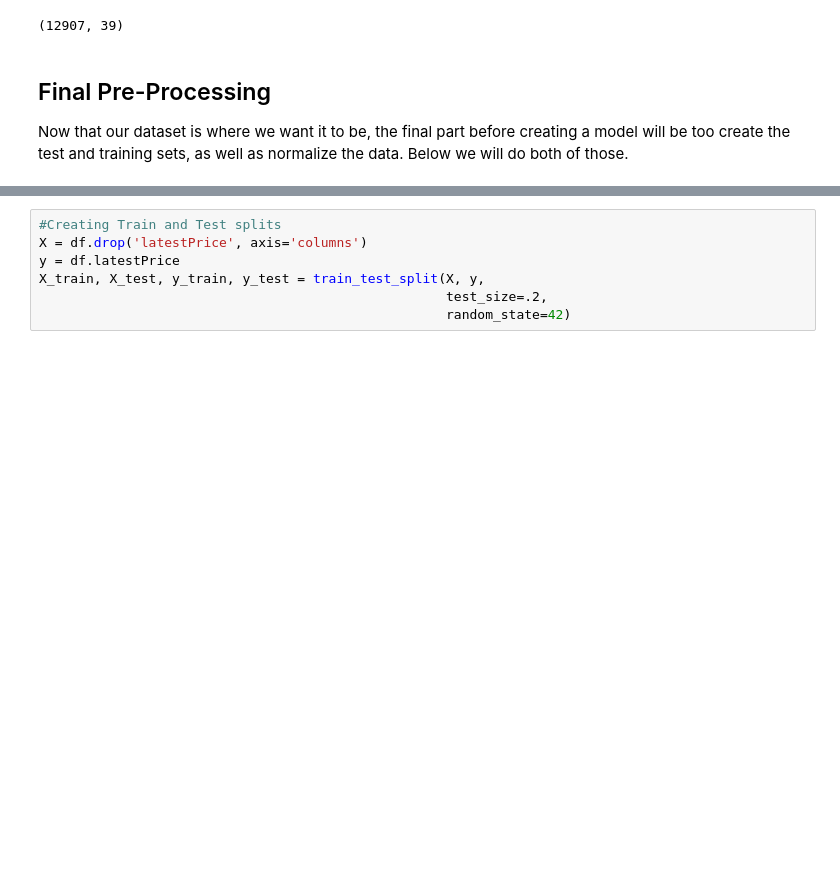
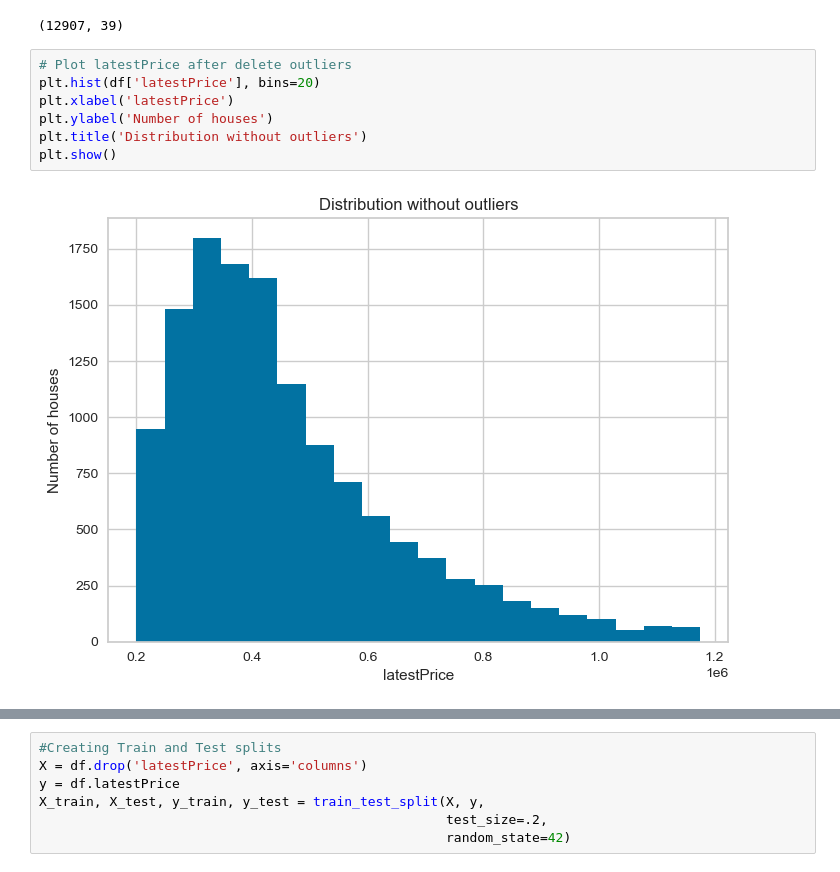
Before and after one commit to hixtape1212/Group1Capstone, a Jupyter notebook: Group1_CapstoneNotebook.ipynb, the cells around one changed output, grey strips where cells are left out. Drawn from its saved outputs; the diff is of its cells as text; blank space fills up the shorter version.

```diff
--- a/Group1_CapstoneNotebook.ipynb
+++ b/Group1_CapstoneNotebook.ipynb
@@ -171,6 +180,12 @@ df = df.drop(df[df['latestPrice'] > 1175000].index)
 df.shape
 # %% [output]
 (12907, 39)
-# %% [markdown]
-## Final Pre-Processing
-Now that our dataset is where we want it to be, the final part before creating a model will be too create the test and training sets, as well as normalize the data. Below we will do both of those.
+# %%
+# Plot latestPrice after delete outliers
+plt.hist(df['latestPrice'], bins=20)
+plt.xlabel('latestPrice')
+plt.ylabel('Number of houses')
+plt.title('Distribution without outliers')
+plt.show()
+# %% [output]
+[figure, added]
```
Also changed, not shown: parts of 42 cells of this notebook, 1 other file.
